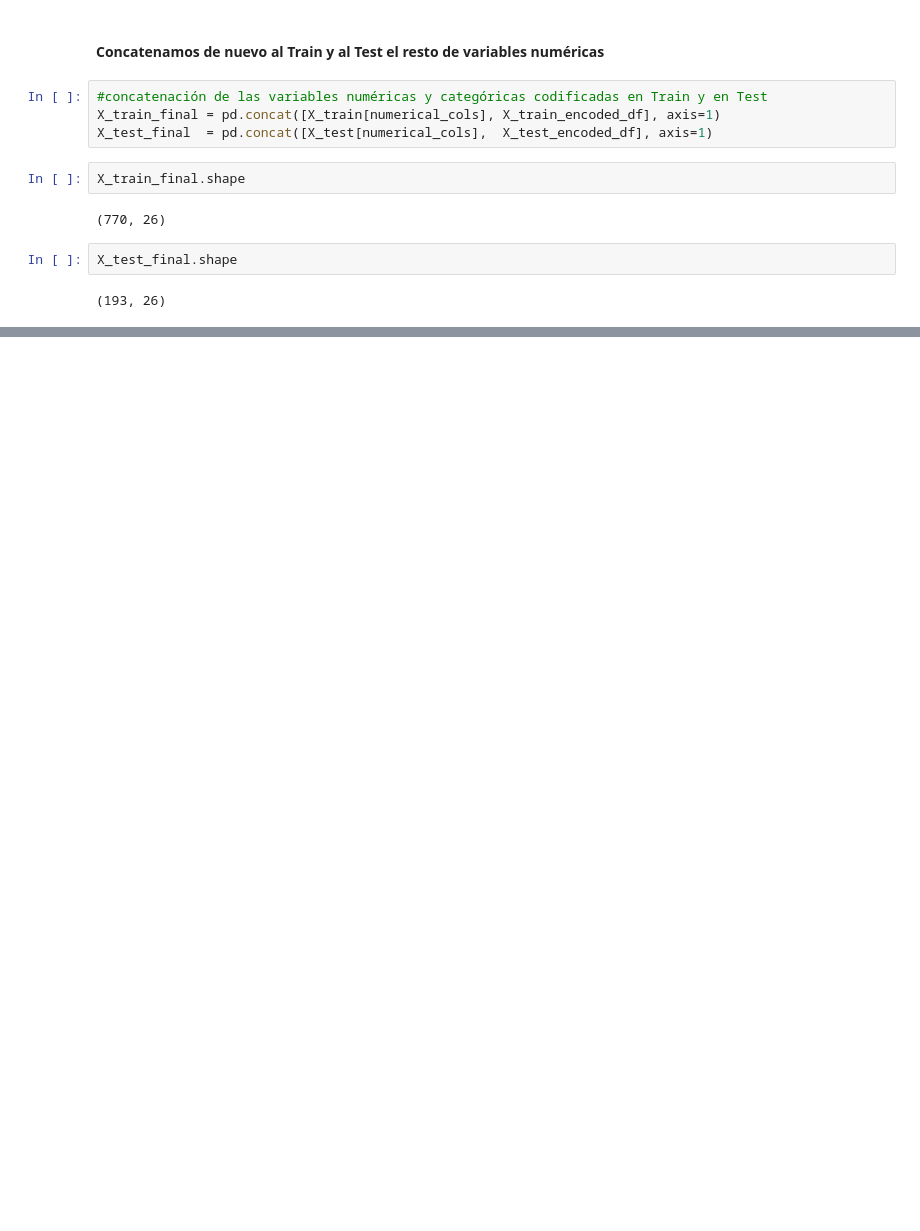
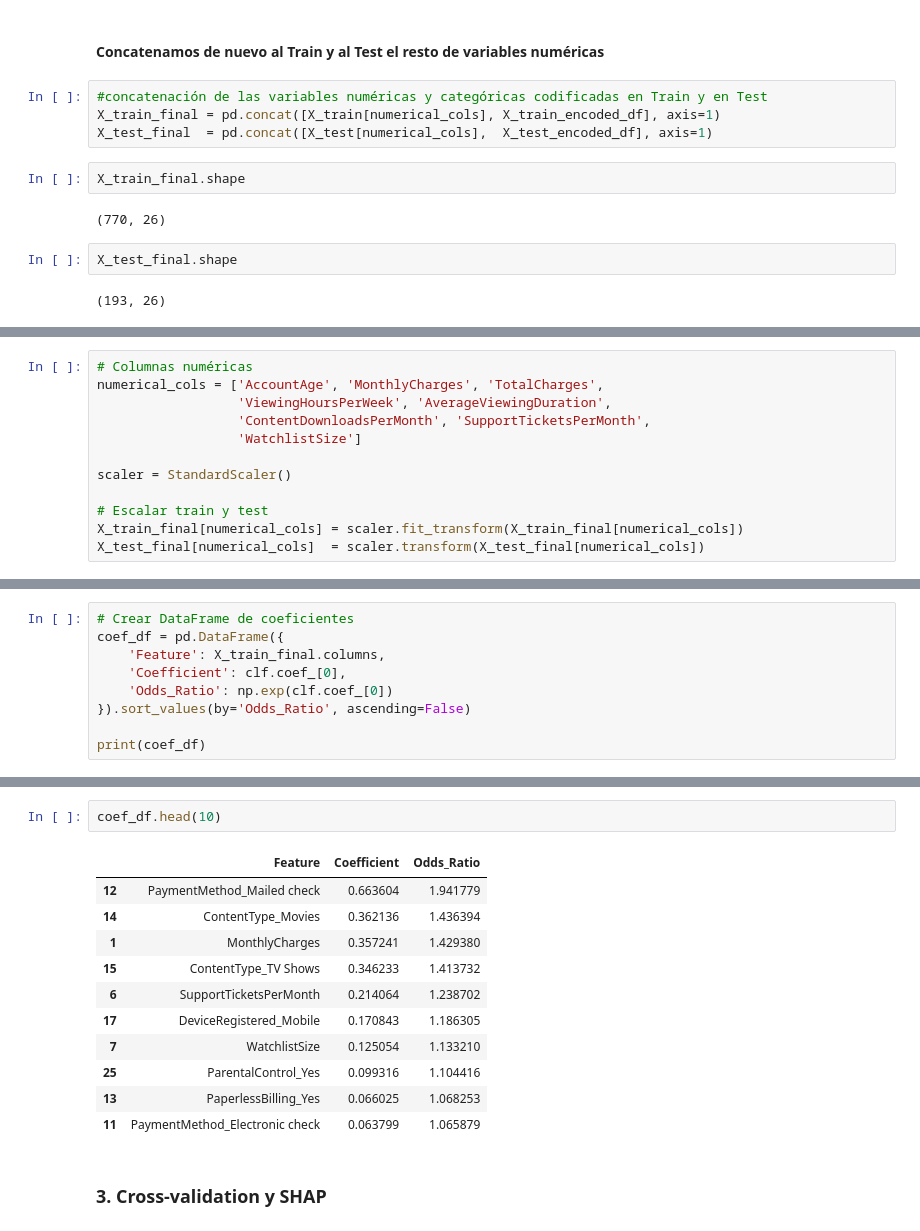
Before and after one commit to Rdorta08/ML_PowerBI, a Jupyter notebook: notebooks/notebook.ipynb, the cells around one changed output, grey strips where cells are left out. Cells and saved outputs as stored; diff of their text form; blank space fills up the shorter version.

```diff
--- a/notebooks/notebook.ipynb
+++ b/notebooks/notebook.ipynb
@@ -439,0 +482,12 @@ X_test_final.shape
+# %%
+# Columnas numéricas
+numerical_cols = ['AccountAge', 'MonthlyCharges', 'TotalCharges',
+                  'ViewingHoursPerWeek', 'AverageViewingDuration',
+                  'ContentDownloadsPerMonth', 'SupportTicketsPerMonth',
+                  'WatchlistSize']
+
+scaler = StandardScaler()
+
+# Escalar train y test
+X_train_final[numerical_cols] = scaler.fit_transform(X_train_final[numerical_cols])
+X_test_final[numerical_cols]  = scaler.transform(X_test_final[numerical_cols])
@@ -439,0 +527,9 @@ X_test_final.shape
+# %%
+# Crear DataFrame de coeficientes
+coef_df = pd.DataFrame({
+    'Feature': X_train_final.columns,
+    'Coefficient': clf.coef_[0],
+    'Odds_Ratio': np.exp(clf.coef_[0])
+}).sort_values(by='Odds_Ratio', ascending=False)
+
+print(coef_df)
@@ -439,0 +554,16 @@ X_test_final.shape
+# %%
+coef_df.head(10)
+# %% [output]
+|  | Feature | Coefficient | Odds_Ratio |
+| 12 | PaymentMethod_Mailed check | 0.663604 | 1.941779 |
+| 14 | ContentType_Movies | 0.362136 | 1.436394 |
+| 1 | MonthlyCharges | 0.357241 | 1.429380 |
+| 15 | ContentType_TV Shows | 0.346233 | 1.413732 |
+| 6 | SupportTicketsPerMonth | 0.214064 | 1.238702 |
+| 17 | DeviceRegistered_Mobile | 0.170843 | 1.186305 |
+| 7 | WatchlistSize | 0.125054 | 1.133210 |
+| 25 | ParentalControl_Yes | 0.099316 | 1.104416 |
+| 13 | PaperlessBilling_Yes | 0.066025 | 1.068253 |
+| 11 | PaymentMethod_Electronic check | 0.063799 | 1.065879 |
+# %% [markdown]
+### 3. Cross-validation y SHAP
```
Also changed, not shown: parts of 16 cells of this notebook.
